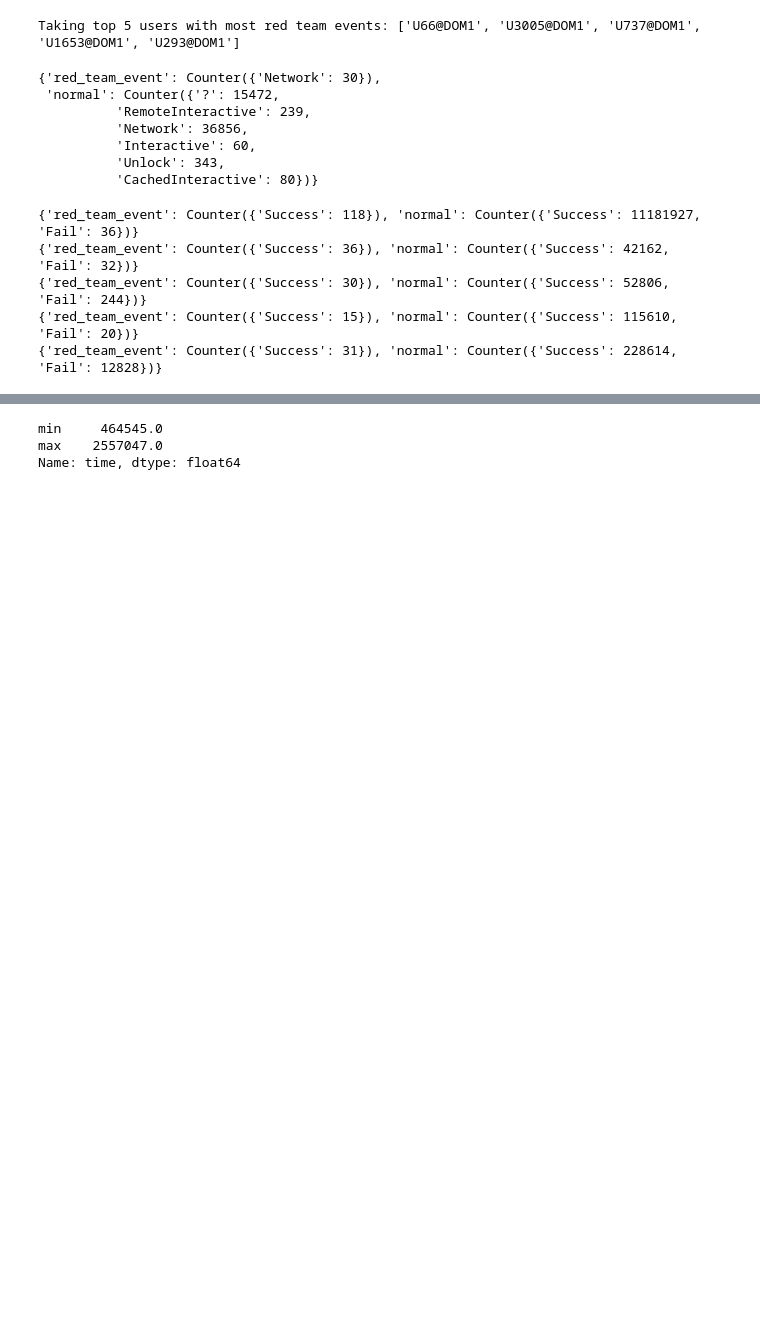
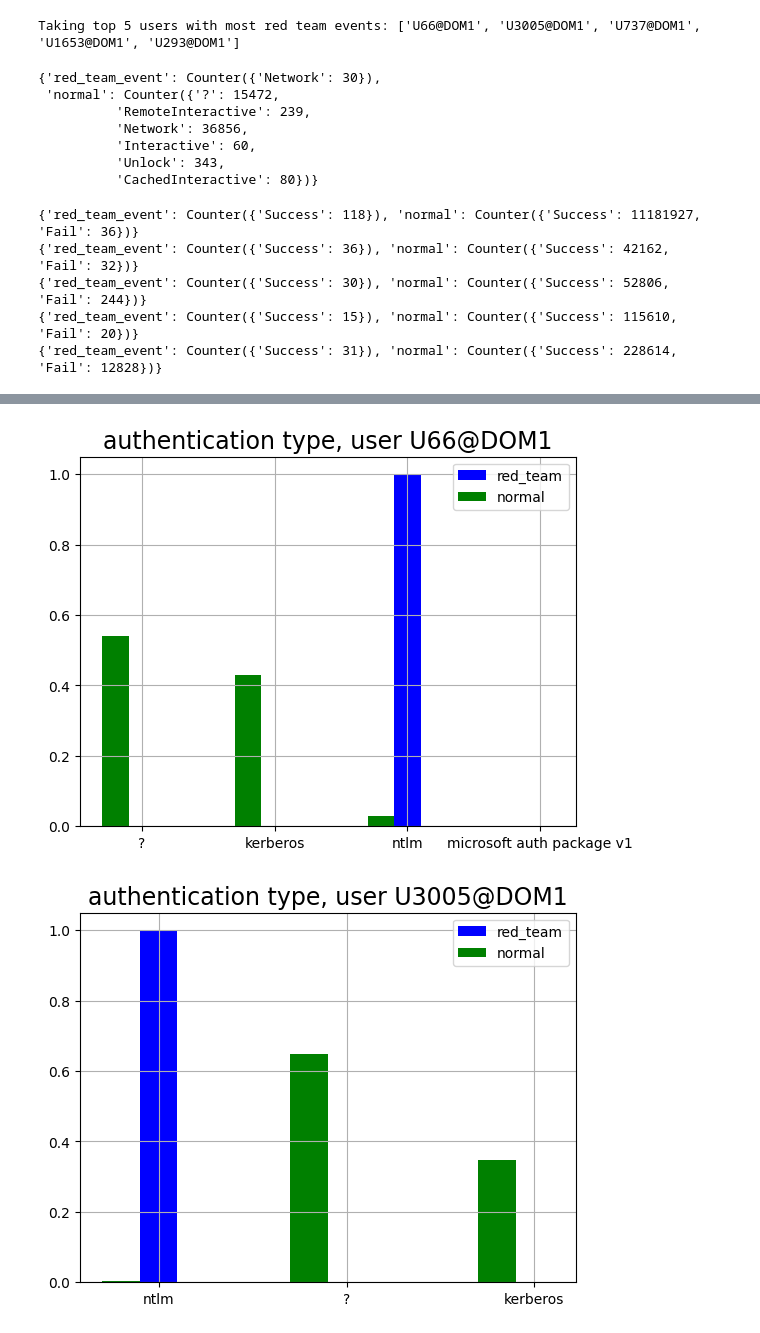
Before and after one commit to mariia-dream/lanl_data, a Jupyter notebook: lanl_basic_eda.ipynb, the cells around one changed output, grey strips where cells are left out. Drawn from its saved outputs; the diff is of its cells as text; code cells hidden in the pictures; blank space fills up the shorter version.

```diff
--- a/lanl_basic_eda.ipynb
+++ b/lanl_basic_eda.ipynb
@@ -634,6 +688,12 @@ for user in top_red_team_users:
 # %%
-red_team[red_team.user_at_domain.isin(top_red_team_users)].time.describe()[['min', 'max']]
+for user in top_red_team_users:
+    normalized_red_team_d = normalize_dict(rt_authentication_type_counter[user]['red_team_event'])
+    normalized_normal_d = normalize_dict(rt_authentication_type_counter[user]['normal'])
+    plt.figure()
+    plt.grid(True)
+    align_plot_two_dicts(normalized_red_team_d, normalized_normal_d,
+                         d1_name = 'red_team', d2_name='normal',
+                         plot_title=f'authentication type, user {user}')
 # %% [output]
-min     464545.0
-max    2557047.0
-Name: time, dtype: float64
+[figure, added]
+[figure, added]
```
Also changed, not shown: parts of 5 cells of this notebook.
